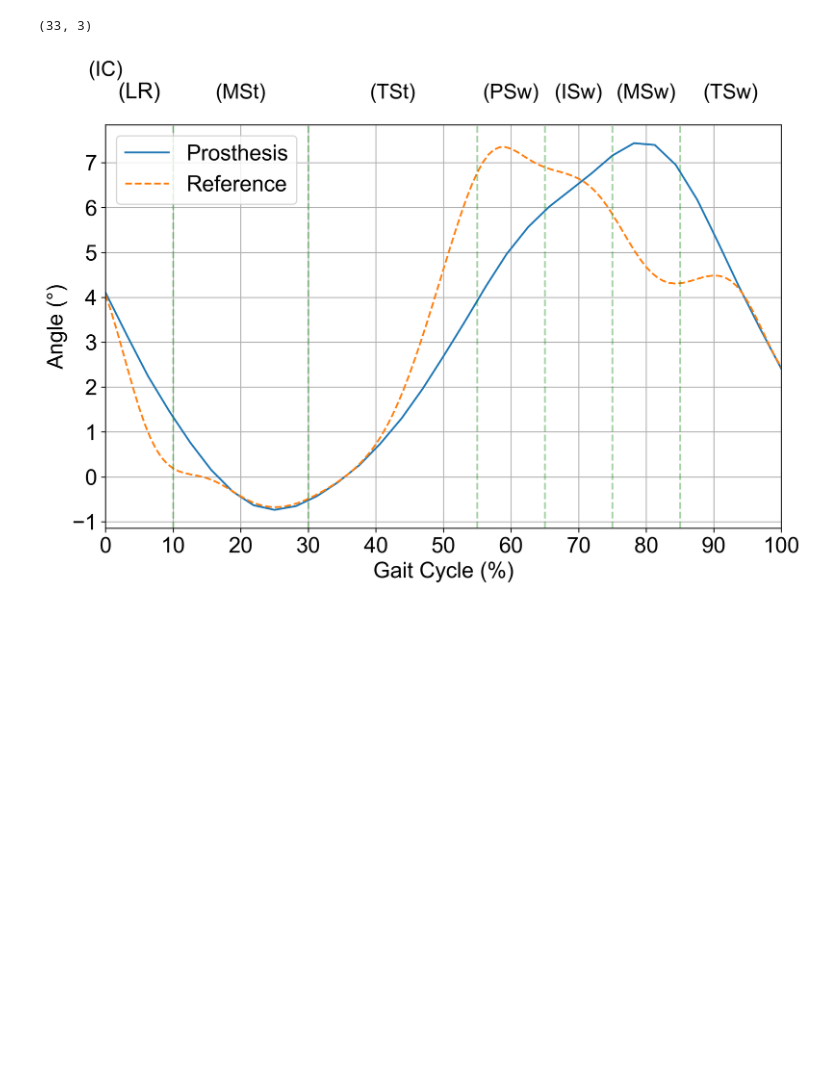
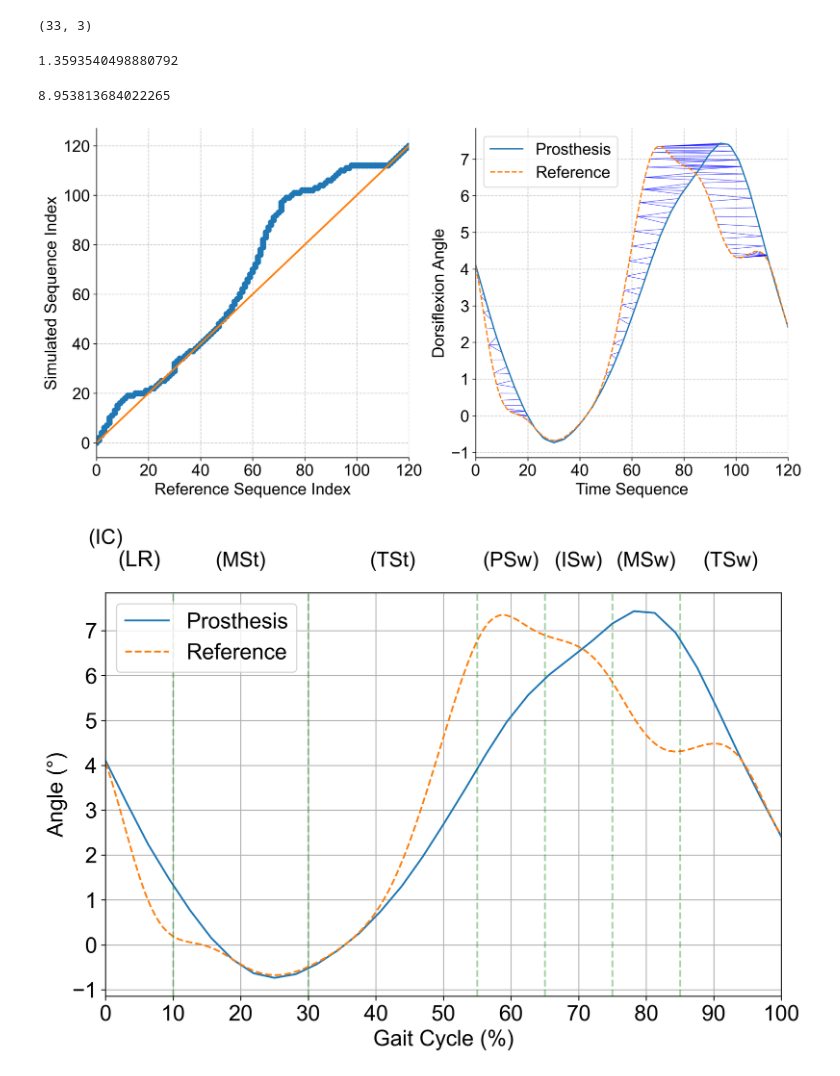
Before and after one commit to gonzalesomar/Protesis_tobillo-control, a Jupyter notebook: graphs.ipynb, the cells around one changed output. Drawn from its saved outputs; the diff is of its cells as text; code cells hidden in the pictures; blank space fills up the shorter version.

```diff
--- a/graphs.ipynb
+++ b/graphs.ipynb
@@ -328,6 +266,32 @@ df['Time_Percentage'] = (df['Time']/ total_time) * 100
 df.shape
 # %% [output]
 (33, 3)
+# %%
+# Interpolate simulated data to match the original time points
+simulated_values = np.interp(
+    df_eversion["Time"],
+    df["Time_Percentage"],
+    df["Angle"]
+)
+
+# Extract the original values
+original_values = df_eversion["Eversión"].values
+
+# --- RMSE Calculation ---
+rmse = np.sqrt(mean_squared_error(original_values, simulated_values))
+rmse
+# %% [output]
+1.3593540498880792
+# %%
+# Compute DTW distance and path
+dtw_dist, path = dtw_path(original_values, simulated_values)
+dtw_dist
+# %% [output]
+8.953813684022265
+# %%
+plot_dtw_analysis(path, original_values, simulated_values)
+# %% [output]
+[figure, added]
 # %%
 plot_gait_cycle(df, df_eversion, 'Eversión')
 # %% [output]
```
Also changed, not shown: parts of 23 cells of this notebook, 6 other files.
